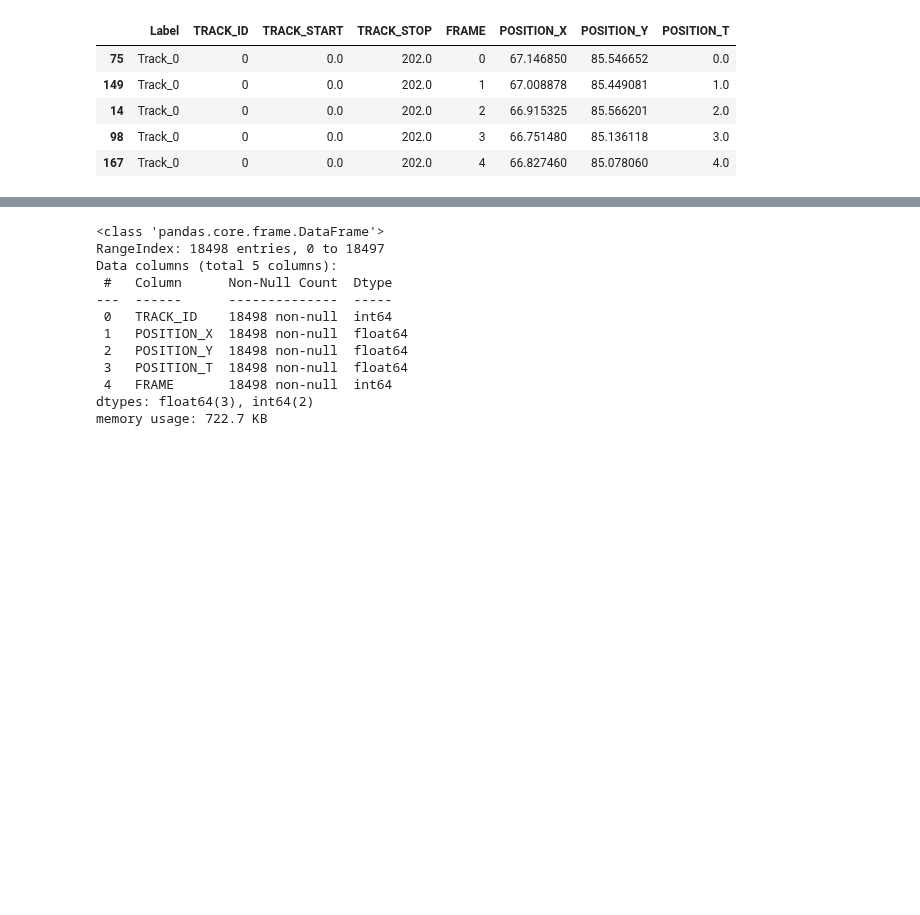
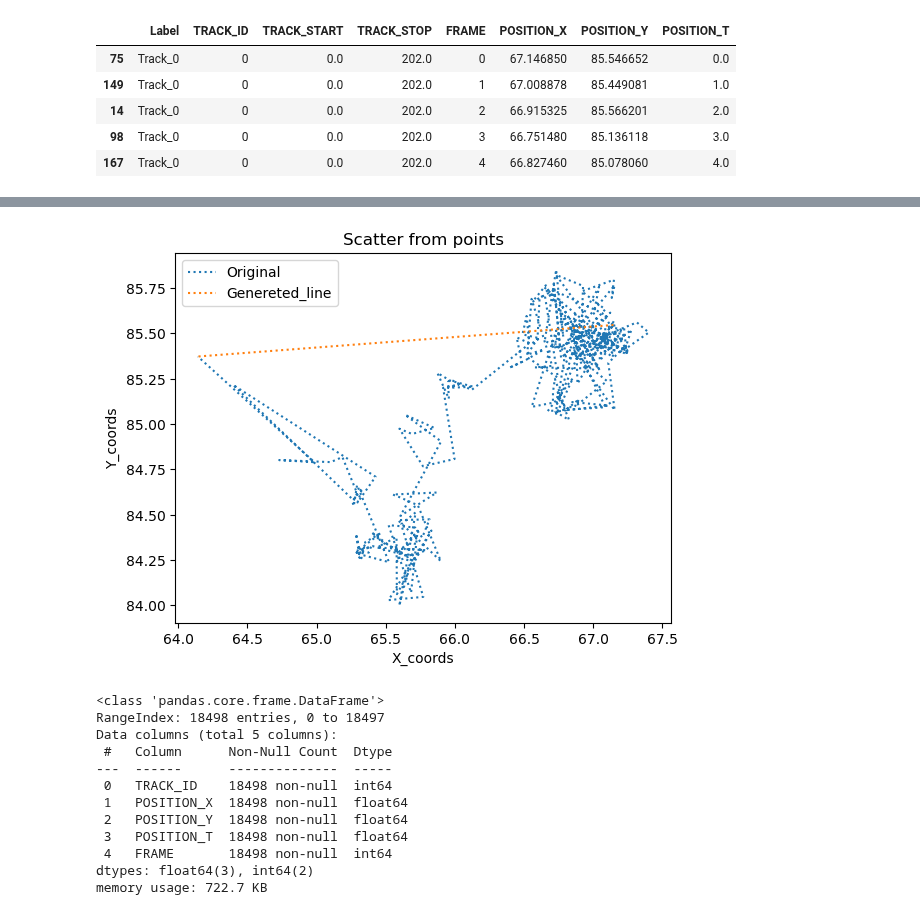
Before and after one commit to GentlemanFrog/Trajectory_clustering, a Jupyter notebook: Trajectory_analysis_2_0.ipynb, the cells around one changed output, grey strips where cells are left out. Saved outputs shown, nothing was run; the diff lists cells and outputs as text; code cells hidden in the pictures; blank space fills up the shorter version.

```diff
--- a/Trajectory_analysis_2_0.ipynb
+++ b/Trajectory_analysis_2_0.ipynb
@@ -573,6 +521,0 @@ def generating_points_in_line(x_A, y_A, x_B, y_B, n_samples):
-# %%
-def generate_straight_line_for_all_tracks(tracks_dict):
-    try:
-        pass
-    except Exception as e:
-        print(f'An error occurs: {e}')
@@ -578,0 +618,6 @@ def generate_straight_line_for_all_tracks(tracks_dict):
+# %%
+# Calling function to generate the line positions for all tracks:
+straight_tracks_dict = generate_straight_line_for_all_tracks(track_positions_dict, df_start_end_tracks)
+
+# Test checking of dictionary:
+straight_tracks_dict['Track_0']
@@ -579,3 +642,21 @@ def generate_straight_line_for_all_tracks(tracks_dict):
+# %%
+# Testing the generation of points:
+# first_list:
+x_values, y_values = zip(*track_positions_dict['Track_0'])
+# Second_list:
+x_2, y_2 = zip(*straight_tracks_dict['Track_0'])
+
+# Creating a scatterL
+plt.plot(x_values, y_values, linestyle= 'dotted', label = 'Original')
+plt.plot(x_2, y_2, linestyle='dotted', label = 'Genereted_line')
+plt.xlabel('X_coords')
+plt.ylabel('Y_coords')
+plt.legend()
+plt.title('Scatter from points')
+
+plt.show()
+# %% [output]
+[figure, added]
 # %%
 # After this there should be added function to calculate some distances
 # %%
```
Also changed, not shown: parts of 8 cells of this notebook.
